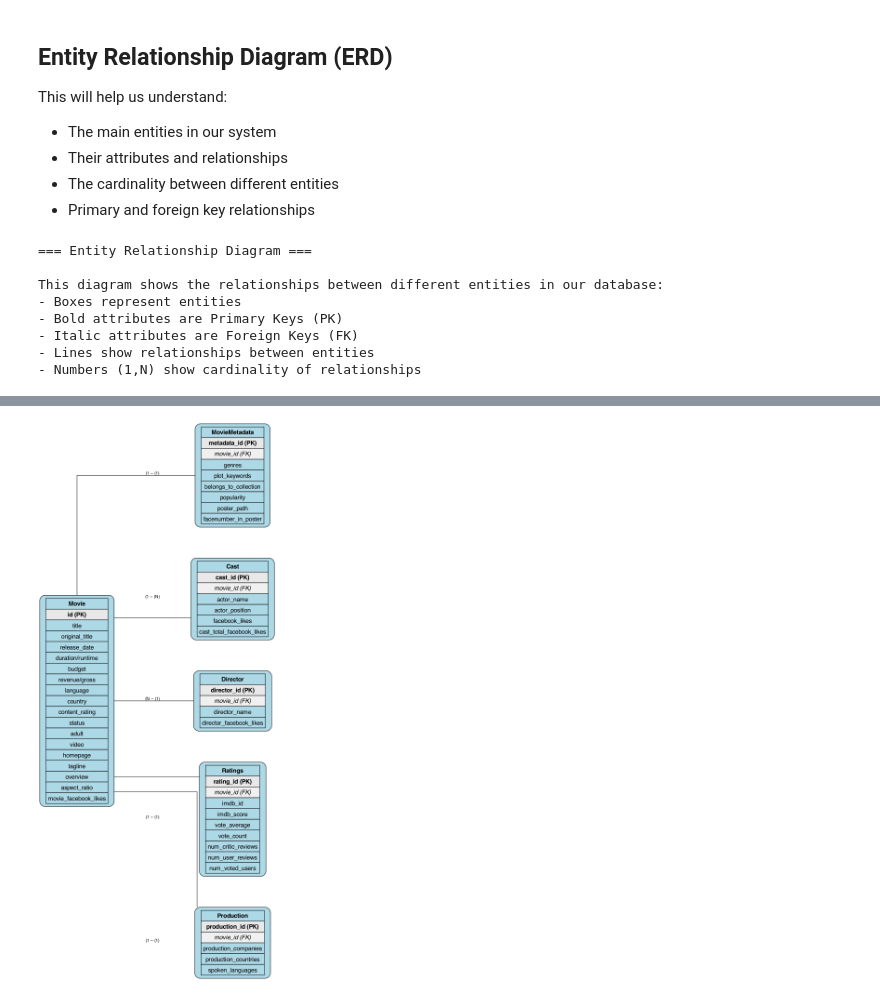
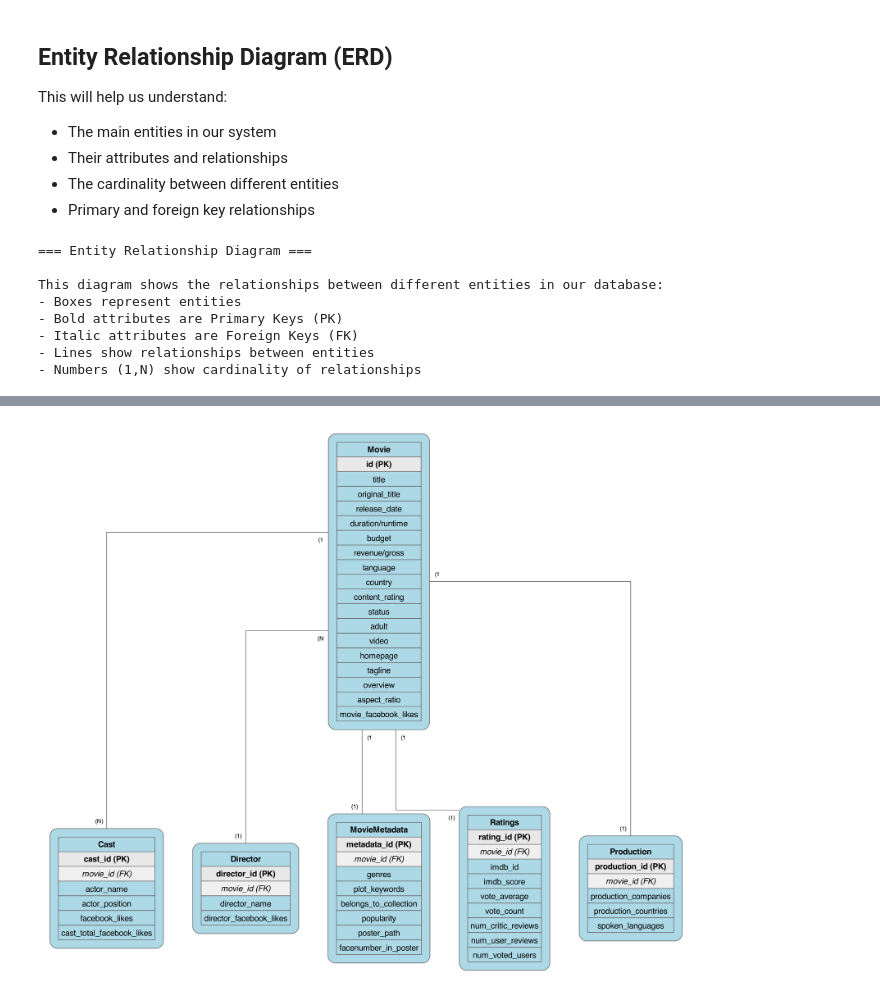
Before and after one commit to mohammadalshikh/comp-333-project, a Jupyter notebook: analysis/predictor.ipynb, the cells around one changed output, grey strips where cells are left out. Cells and saved outputs as stored; diff of their text form; code cells hidden in the pictures.

```diff
--- a/analysis/predictor.ipynb
+++ b/analysis/predictor.ipynb
@@ -224,60 +224,85 @@ def create_erd(erd_info):
                   format='png')
 
     # Graph attributes for better visualization
-    dot.attr(rankdir='LR',  # Left to Right layout
-            splines='ortho',  # Orthogonal lines
-            nodesep='1.0',  # Horizontal separation between nodes
-            ranksep='2.0',  # Vertical separation between ranks
-            ratio='expand',  # Expand to fill available space
-            size='11,8')    # Set wider than tall aspect ratio
+    dot.attr(rankdir='TB',     # Top to Bottom layout
+            splines='ortho',   # Orthogonal lines
+            nodesep='0.7',     # Increased spacing between nodes
+            ranksep='0.9',     # Increased rank spacing
+            ratio='fill')      # Fill the available space
 
     # Node attributes
     dot.attr('node', shape='box',
             style='rounded,filled',
             fillcolor='lightblue',
             fontname='Helvetica',
-            width='0', height='0',  # Minimize node size
-            margin='0.2,0.1')
+            margin='0.2',
+            color='#666666')  # Lighter border color
 
     # Edge attributes
     dot.attr('edge', fontname='Helvetica',
             fontsize='10',
-            len='2.0')
+            color='#666666',   # Matching edge color
+            minlen='2',        # Minimum edge length
+            labelfloat='true', # Allow labels to float away from lines
+            labeldistance='1.8',
+            labelangle='45')   # Angle labels to prevent overlap
 
-    # Add entities with their attributes
-    for entity_name, entity_info in erd_info['entities'].items():
-        # Create HTML-like label for better formatting
-        label = f'<<TABLE BORDER="0" CELLBORDER="1" CELLSPACING="0" CELLPADDING="4">\n'
-        # Entity name in the header
-        label += f'<TR><TD PORT="header" BGCOLOR="#ADD8E6"><B>{entity_name}</B></TD></TR>\n'
-        # Attributes
-        for attr in entity_info['attributes']:
-            # Highlight primary and foreign keys
-            if '(PK)' in attr:
-                label += f'<TR><TD PORT="{attr}" BGCOLOR="#E8E8E8" HEIGHT="22"><B>{attr}</B></TD></TR>\n'
-            elif '(FK)' in attr:
-                label += f'<TR><TD PORT="{attr}" BGCOLOR="#F0F0F0" HEIGHT="22"><I>{attr}</I></TD></TR>\n'
-            else:
-                label += f'<TR><TD PORT="{attr}" HEIGHT="22">{attr}</TD></TR>\n'
-        label += '</TABLE>>'
+    # Create subgraph for center placement
+    with dot.subgraph(name='cluster_0') as s0:
+        s0.attr(rank='same', style='invis')
+        # Add Movie entity in center
+        entity_info = erd_info['entities']['Movie']
+        label = create_entity_label('Movie', entity_info)
+        s0.node('Movie', label=label)
 
-        dot.node(entity_name, label=label)
+    # Create subgraph for left side entities
+    with dot.subgraph(name='cluster_1') as s1:
+        s1.attr(rank='same', style='invis')
+        # Add Cast and Director
+        for entity_name in ['Cast', 'Director']:
+            if entity_name in erd_info['entities']:
+                label = create_entity_label(entity_name, erd_info['entities'][entity_name])
+                s1.node(entity_name, label=label)
 
-    # Add relationships
+    # Create subgraph for right side entities
+    with dot.subgraph(name='cluster_2') as s2:
+        s2.attr(rank='same', style='invis')
+        # Add MovieMetadata, Ratings, and Production
+        for entity_name in ['MovieMetadata', 'Ratings', 'Production']:
+            if entity_name in erd_info['entities']:
+                label = create_entity_label(entity_name, erd_info['entities'][entity_name])
+                s2.node(entity_name, label=label)
+
+    # Add relationships with improved label placement
     for rel in erd_info['relationships']:
         entity1, cardinality = rel.split(' -- ')
         entity1 = entity1.strip('()')
         entity2 = cardinality.strip('()').split()[1]
         card_type = cardinality.split()[0]
 
-        # Create edge with cardinality label
+        # Create edges with better label placement
         dot.edge(entity1.split()[0], entity2,
-                label=f'{entity1.split()[1]} -- {card_type}',
+                headlabel=f' {card_type} ',     # Add spaces for better separation
+                taillabel=f' {entity1.split()[1]} ',  # Add spaces for better separation
                 dir='both',
                 arrowhead='crow' if card_type == 'N' else 'none',
                 arrowtail='none')
 
     return dot
+
+def create_entity_label(entity_name, entity_info):
+    """Helper function to create entity label with attributes"""
+    label = f'<<TABLE BORDER="0" CELLBORDER="1" CELLSPACING="0" CELLPADDING="4" COLOR="#666666">\n'
+    label += f'<TR><TD PORT="header" BGCOLOR="#ADD8E6" BORDER="1"><B>{entity_name}</B></TD></TR>\n'
+    for attr in entity_info['attributes']:
+        if '(PK)' in attr:
+            label += f'<TR><TD PORT="{attr}" BGCOLOR="#E8E8E8" BORDER="1"><B>{attr}</B></TD></TR>\n'
+        elif '(FK)' in attr:
+            label += f'<TR><TD PORT="{attr}" BGCOLOR="#F0F0F0" BORDER="1"><I>{attr}</I></TD></TR>\n'
+        else:
+            label += f'<TR><TD PORT="{attr}" BORDER="1">{attr}</TD></TR>\n'
+    label += '</TABLE>>'
+    return label
 
 if description and 'erd' in description:
     print("=== Entity Relationship Diagram ===")
@@ -319 +343 @@ Warning: Orthogonal edges do not currently handle edge labels. Try using xlabels
-[figure, old version]
+[figure, new version]
```
Also changed, not shown: parts of 1 cell of this notebook.
